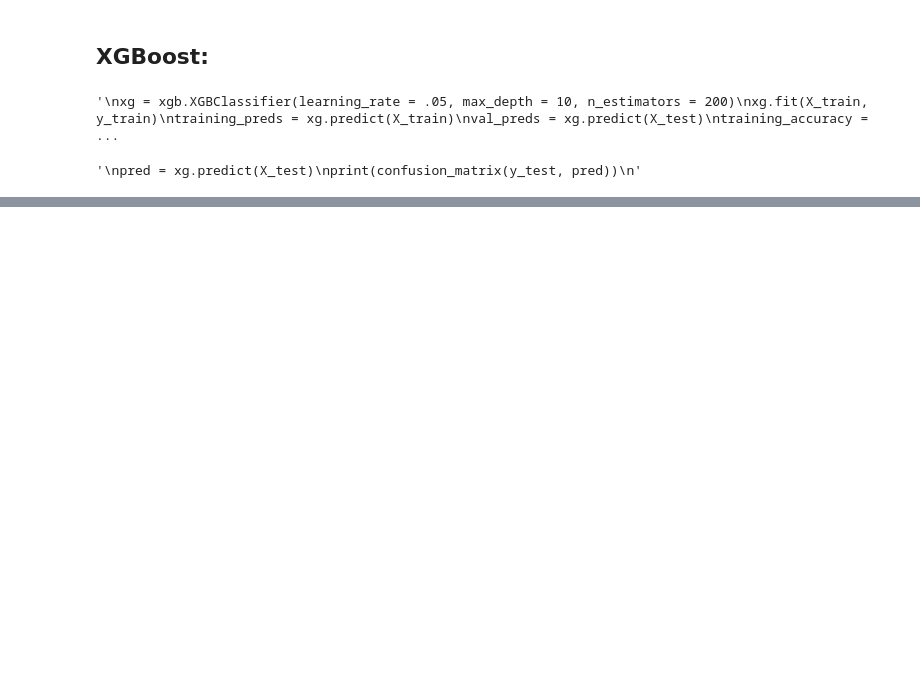
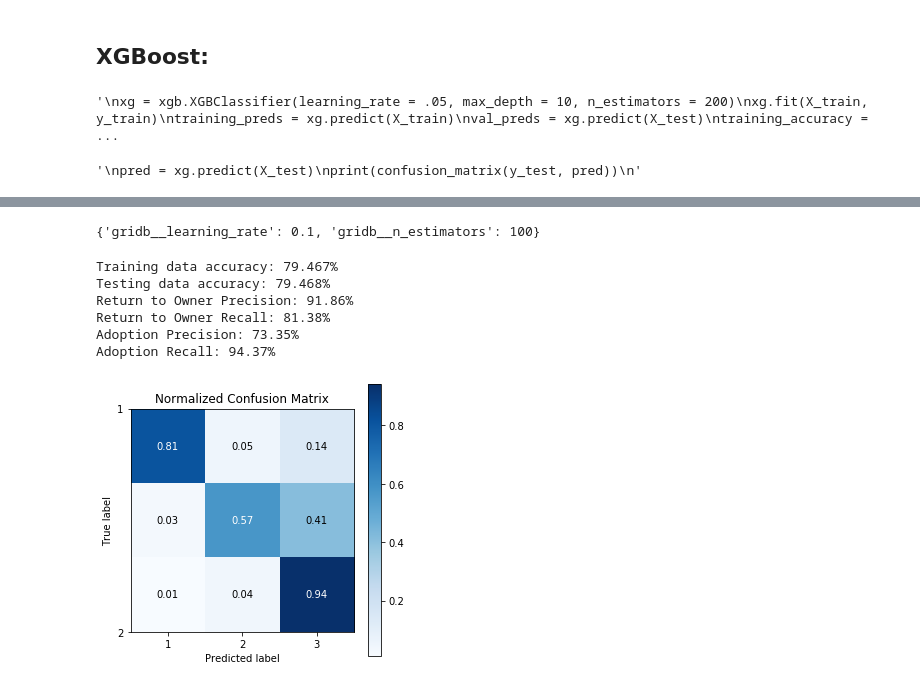
Before and after one commit to thomaskbrown18/mod_3_ml_proj, a Jupyter notebook: scratch_paper.ipynb, the cells around one changed output, grey strips where cells are left out. Drawn from its saved outputs; the diff is of its cells as text; code cells hidden in the pictures; blank space fills up the shorter version.

```diff
--- a/scratch_paper.ipynb
+++ b/scratch_paper.ipynb
@@ -404,0 +548,25 @@ print(confusion_matrix(y_test, pred))
+# %%
+grid = [{'gridb__learning_rate': [.05, .1],
+         'gridb__n_estimators': [50, 100]}]
+
+grad = Pipeline([('ss', StandardScaler()),
+                ('gridb', GradientBoostingClassifier(random_state = 123))])
+
+grad_grid = GridSearchCV(estimator = grad,
+                          param_grid = grid,
+                          scoring = 'accuracy',
+                          cv=5)
+grad_grid.fit(X_train, y_train)
+grad_grid.best_params_
+# %% [output]
+{'gridb__learning_rate': 0.1, 'gridb__n_estimators': 100}
+# %%
+show_accuracy(grad_grid, 'Gradient Boost')
+# %% [output]
+Training data accuracy: 79.467%
+Testing data accuracy: 79.468%
+Return to Owner Precision: 91.86%
+Return to Owner Recall: 81.38%
+Adoption Precision: 73.35%
+Adoption Recall: 94.37%
+[figure, added]
```
Also changed, not shown: parts of 24 cells of this notebook, 1 other file.
